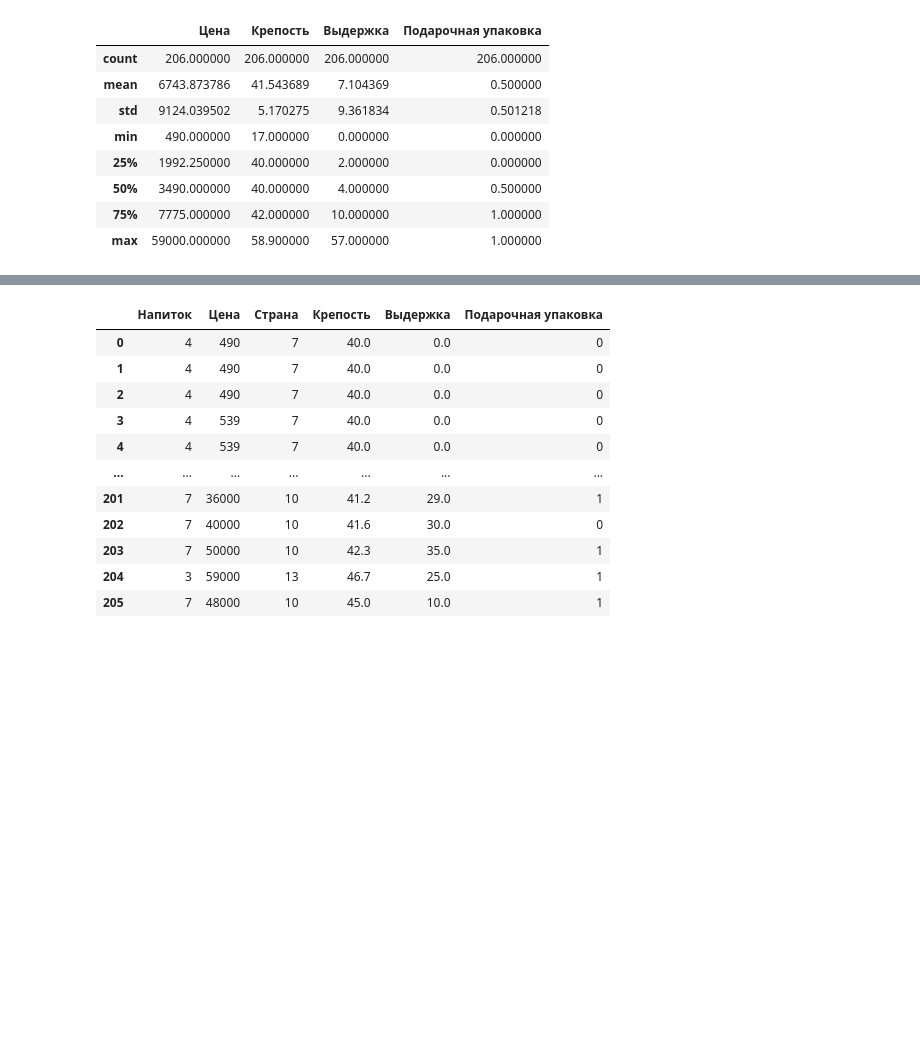
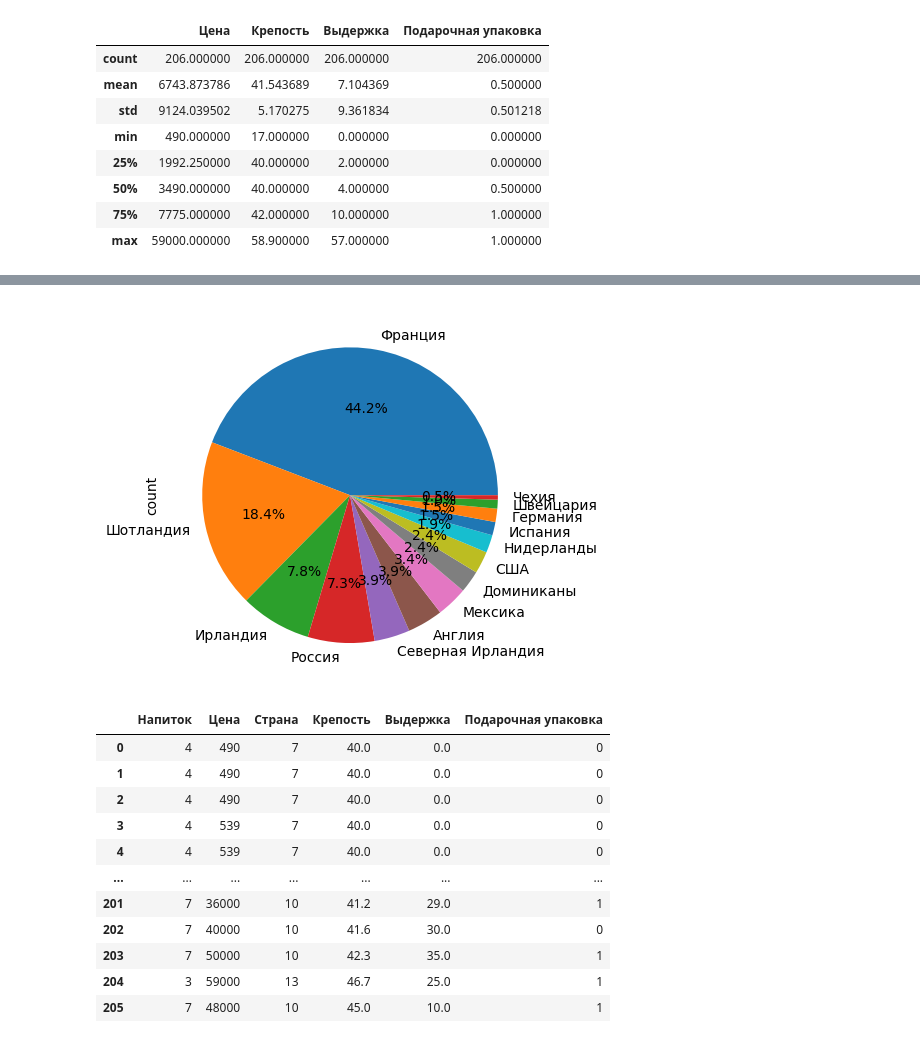
Before and after one commit to avkolchin1995/Spirits-Clustering, a Jupyter notebook: Spirits-Clustering.ipynb, the cells around one changed output, grey strips where cells are left out. Cells and saved outputs as stored; diff of their text form; code cells hidden in the pictures; blank space fills up the shorter version.

```diff
--- a/Spirits-Clustering.ipynb
+++ b/Spirits-Clustering.ipynb
@@ -62,7 +64,9 @@ plt.show()
 # %%
 # Доля стран в напитке
-df['Страна'].plot.pie()
+df['Страна'].value_counts().plot.pie(autopct='%.1f%%')
 plt.show()
+# %% [output]
+[figure, added]
 # %%
 # Разметка текстовых данных в таблице
 le = LabelEncoder()
```
Also changed, not shown: parts of 1 cell of this notebook.
